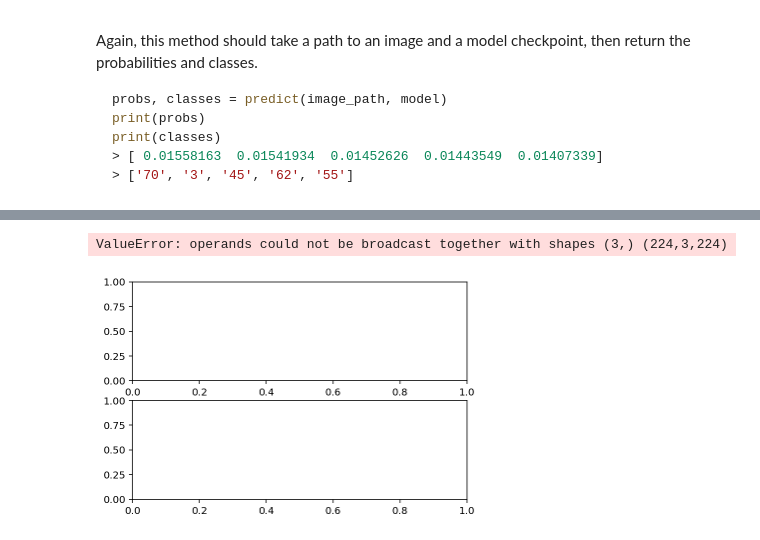
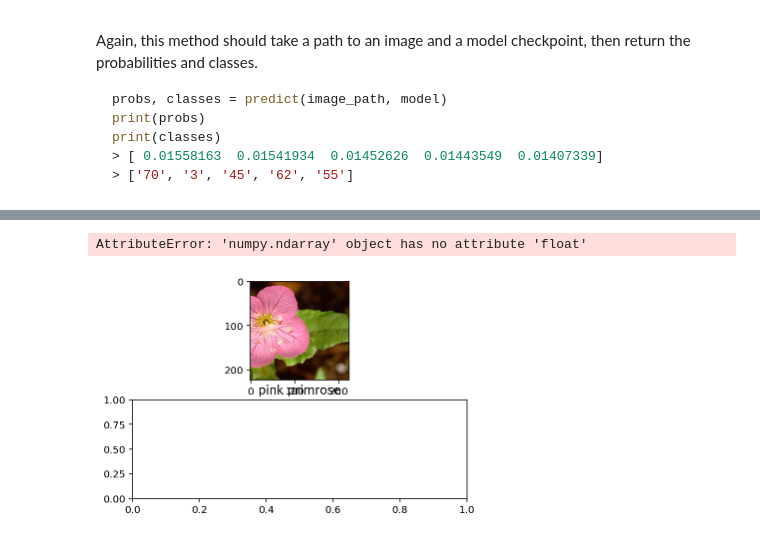
Before and after one commit to jim2236/Image_Classifier_Udacity, a Jupyter notebook: Image Classifier Project.ipynb, the cells around one changed output, grey strips where cells are left out. Saved outputs shown, nothing was run; the diff lists cells and outputs as text; code cells hidden in the pictures.

```diff
--- a/Image Classifier Project.ipynb
+++ b/Image Classifier Project.ipynb
@@ -386,7 +386,7 @@ def process_image(image_path):
     im = img.transpose(2,0,1)
 
     # returns processed image ready for putting through the model
-    return img
+    return im
 # %% [markdown]
 To check your work, the function below converts a PyTorch tensor and displays it in the notebook. If your `process_image` function works, running the output through this function should return the original image (except for the cropped out portions).
 # %%
@@ -482,10 +482,10 @@ for i in classes[0]:
 '''
 # %%
 # TODO: Display an image along with the top 5 classes
-#filepath = '/home/workspace/aipnd-project/'
+
 #image_path = '/home/workspace/aipnd-project/flowers/test/1/'
 #image = filepath + 'flowers/test/1/image_06760.jpg'
-
+filepath = '/home/workspace/aipnd-project/'
 image_path = '/home/workspace/aipnd-project/flowers/test/1/'
 image = image_path + 'image_06760.jpg'
 
@@ -501,13 +501,14 @@ fig, (ax1, ax2) = plt.subplots(2,1)
 #ax = plt.subplot(2,1,1)
 
 image = process_image(image)
+plt.title(flower_name)
 imshow(image, ax1)
-plt.title(flower_name)
+
 
 # predict
 model = load_checkpoint(filepath + 'checkpoint.pth')
 
-top_probs, top_labels, top_flowers = predict(img_path, model)
+top_probs, top_labels, top_flowers = predict(image_path, model)
 
 # creatign a separate subplot
 plt.subplot(2,1,2)
@@ -515,32 +516,32 @@ plt.subplot(2,1,2)
 # setting the color pallete to purple with seaborn
 with sns.light_platte('purple', reverse=True):
     sns.barplot(x=top_probs, y=top_flowers)
 
 plt.show()
 
 '''
 
 fig, (ax1, ax2) = plt.subplots(figsize=(6,10), ncols=1, nrows=2)
 
 ax1.set_title(flower_name)
 ax1.imshow(image)
 ax1.axis("off")
 
 probs = [y for x in probs for y in x]
 
 y_pos = np.arange(len(probs))
 
 ax2.barh(y_pos, probs, align='center')
 
 ax2.set_yticks(y_pos)
 ax2.set_yticklabels([mapping[x] for x in classes])
 ax2.invert_yaxis()  # labels read top to down
 ax.set_xlabel('Probs')
 ax2.set_title("Class Probability")
 
 plt.show()
 
 '''
 # %% [output]
-ValueError: operands could not be broadcast together with shapes (3,) (224,3,224)
+AttributeError: 'numpy.ndarray' object has no attribute 'float'
-[figure, old version]
+[figure, new version]
```
